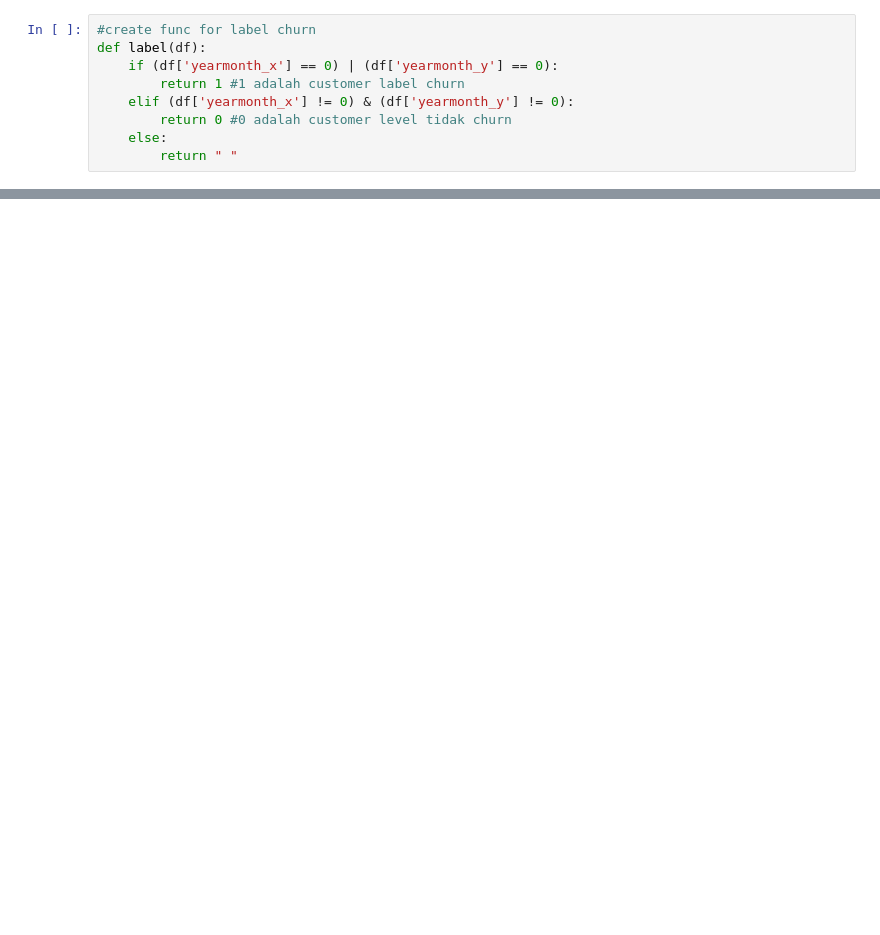
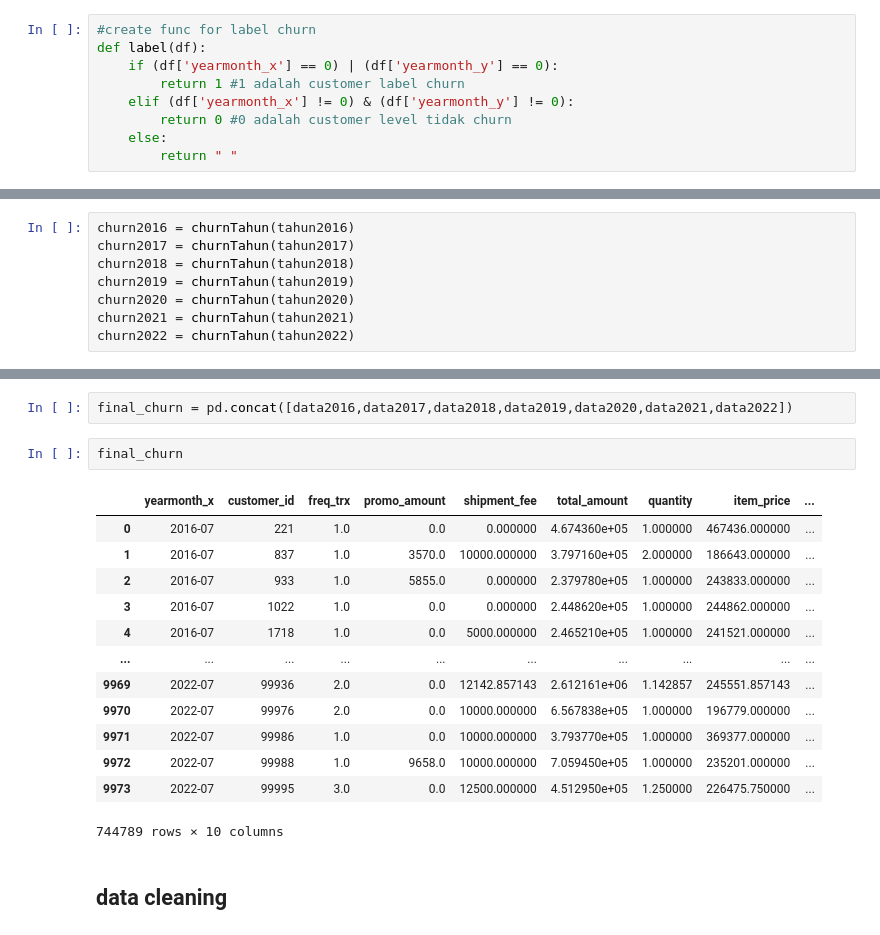
Before and after one commit to zlkhyr/FinalProject_StartUpCampus, a Jupyter notebook: Anteros_FinalProject_Production.ipynb, the cells around one changed output, grey strips where cells are left out. Drawn from its saved outputs; the diff is of its cells as text; blank space fills up the shorter version.

```diff
--- a/Anteros_FinalProject_Production.ipynb
+++ b/Anteros_FinalProject_Production.ipynb
@@ -305,0 +333,8 @@ churn2016 = churnTahun(tahun2016)
+# %%
+churn2016 = churnTahun(tahun2016)
+churn2017 = churnTahun(tahun2017)
+churn2018 = churnTahun(tahun2018)
+churn2019 = churnTahun(tahun2019)
+churn2020 = churnTahun(tahun2020)
+churn2021 = churnTahun(tahun2021)
+churn2022 = churnTahun(tahun2022)
@@ -305,0 +360,20 @@ churn2016 = churnTahun(tahun2016)
+# %%
+final_churn = pd.concat([data2016,data2017,data2018,data2019,data2020,data2021,data2022])
+# %%
+final_churn
+# %% [output]
+|  | yearmonth_x | customer_id | freq_trx | promo_amount | shipment_fee | total_amount | quantity | item_price | ... |
+| 0 | 2016-07 | 221 | 1.0 | 0.0 | 0.000000 | 4.674360e+05 | 1.000000 | 467436.000000 | ... |
+| 1 | 2016-07 | 837 | 1.0 | 3570.0 | 10000.000000 | 3.797160e+05 | 2.000000 | 186643.000000 | ... |
+| 2 | 2016-07 | 933 | 1.0 | 5855.0 | 0.000000 | 2.379780e+05 | 1.000000 | 243833.000000 | ... |
+| 3 | 2016-07 | 1022 | 1.0 | 0.0 | 0.000000 | 2.448620e+05 | 1.000000 | 244862.000000 | ... |
+| 4 | 2016-07 | 1718 | 1.0 | 0.0 | 5000.000000 | 2.465210e+05 | 1.000000 | 241521.000000 | ... |
+| ... | ... | ... | ... | ... | ... | ... | ... | ... | ... |
+| 9969 | 2022-07 | 99936 | 2.0 | 0.0 | 12142.857143 | 2.612161e+06 | 1.142857 | 245551.857143 | ... |
+| 9970 | 2022-07 | 99976 | 2.0 | 0.0 | 10000.000000 | 6.567838e+05 | 1.000000 | 196779.000000 | ... |
+| 9971 | 2022-07 | 99986 | 1.0 | 0.0 | 10000.000000 | 3.793770e+05 | 1.000000 | 369377.000000 | ... |
+| 9972 | 2022-07 | 99988 | 1.0 | 9658.0 | 10000.000000 | 7.059450e+05 | 1.000000 | 235201.000000 | ... |
+| 9973 | 2022-07 | 99995 | 3.0 | 0.0 | 12500.000000 | 4.512950e+05 | 1.250000 | 226475.750000 | ... |
+744789 rows × 10 columns
+# %% [markdown]
+## data cleaning
```
Also changed, not shown: parts of 21 cells of this notebook.
